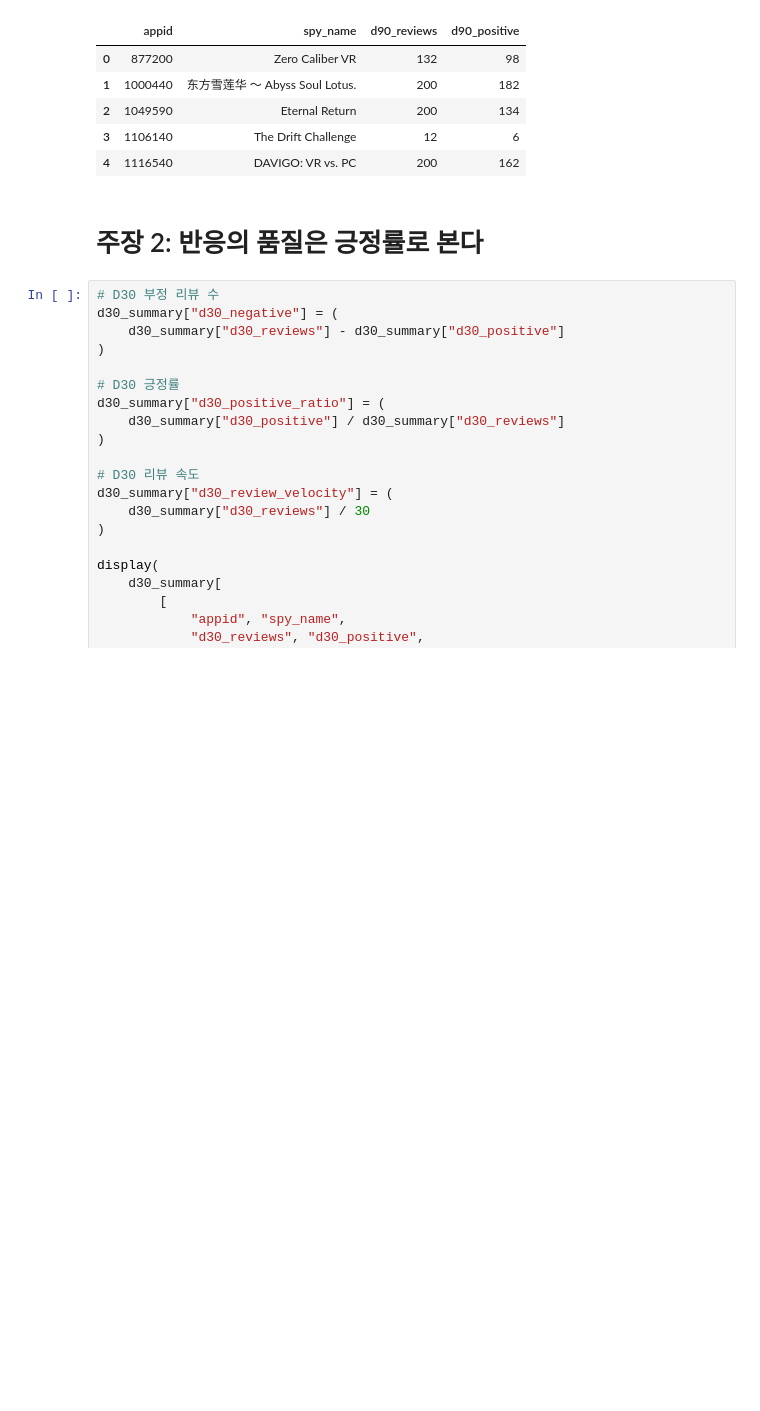
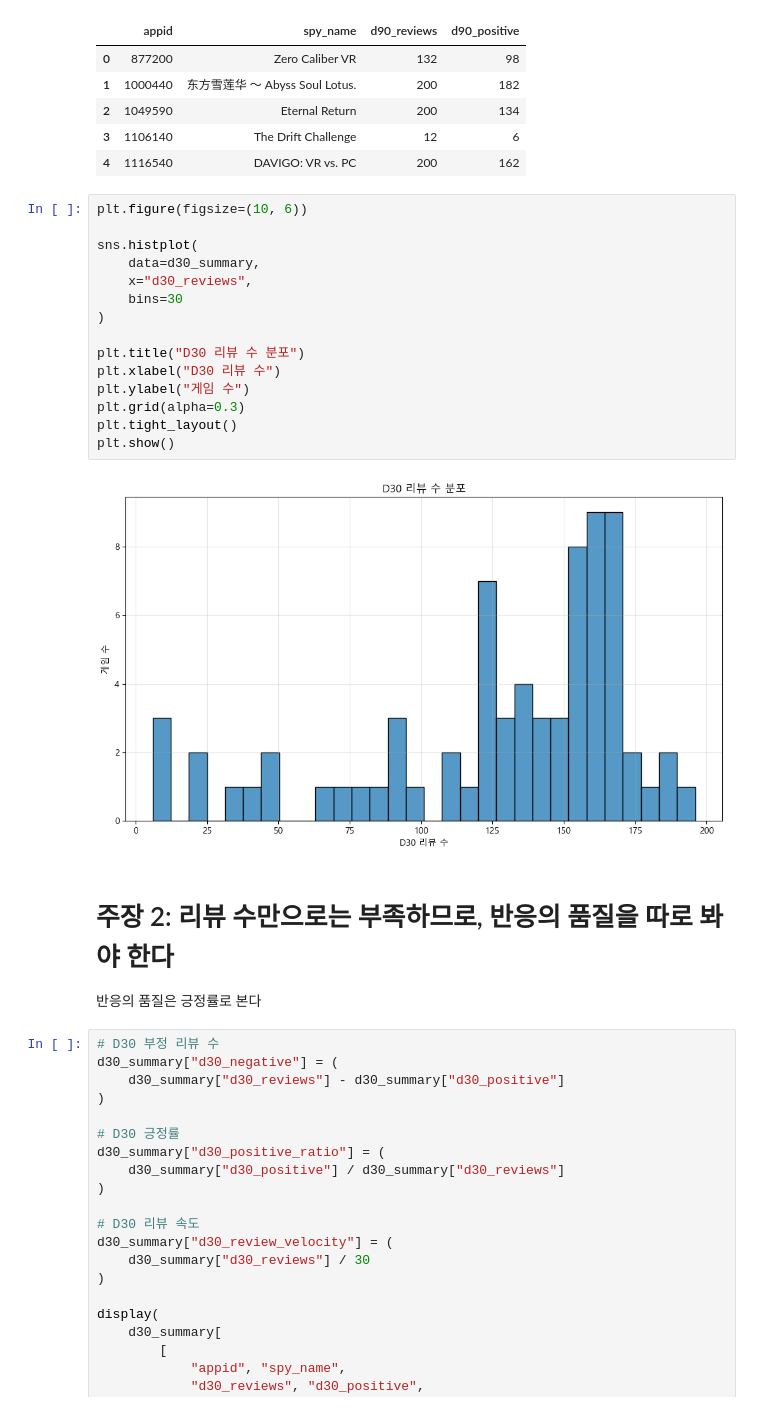
Before and after one commit to jinnyjinnyjinjin/steam-indie-game-analysis, a Jupyter notebook: src/notebooks/seoung/전버전/minitest.ipynb, the cells around one changed output. Cells and saved outputs as stored; diff of their text form; blank space fills up the shorter version.

```diff
--- a/src/notebooks/seoung/minitest.ipynb
+++ b/src/notebooks/seoung/전버전/minitest.ipynb
@@ -339,8 +342,26 @@ display(d90_summary.head())
 | 2 | 1049590 | Eternal Return | 200 | 134 |
 | 3 | 1106140 | The Drift Challenge | 12 | 6 |
 | 4 | 1116540 | DAVIGO: VR vs. PC | 200 | 162 |
+# %%
+plt.figure(figsize=(10, 6))
+
+sns.histplot(
+    data=d30_summary,
+    x="d30_reviews",
+    bins=30
+)
+
+plt.title("D30 리뷰 수 분포")
+plt.xlabel("D30 리뷰 수")
+plt.ylabel("게임 수")
+plt.grid(alpha=0.3)
+plt.tight_layout()
+plt.show()
+# %% [output]
+[figure, added]
 # %% [markdown]
-# 주장 2: 반응의 품질은 긍정률로 본다
+# 주장 2: 리뷰 수만으로는 부족하므로, 반응의 품질을 따로 봐야 한다
+반응의 품질은 긍정률로 본다
 # %%
 # D30 부정 리뷰 수
 d30_summary["d30_negative"] = (
```
Also changed, not shown: parts of 6 cells of this notebook, 4 other files.
